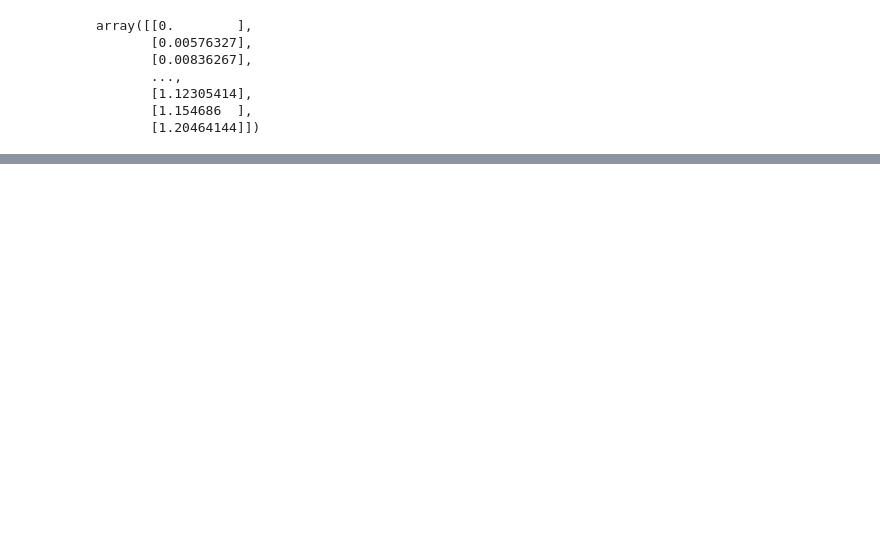
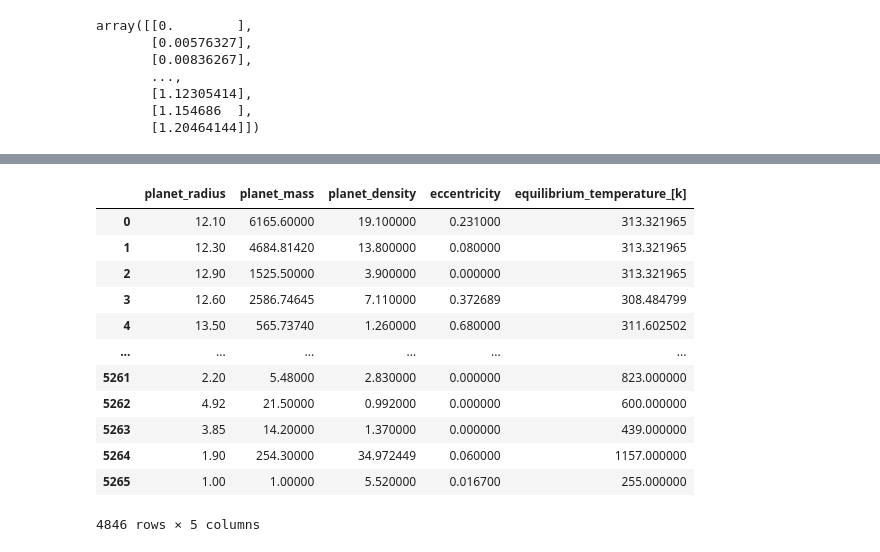
Before and after one commit to aminmadrileno/Exoplanet-project, a Jupyter notebook: quickanalysis.ipynb, the cells around one changed output, grey strips where cells are left out. Drawn from its saved outputs; the diff is of its cells as text; code cells hidden in the pictures; blank space fills up the shorter version.

```diff
--- a/quickanalysis.ipynb
+++ b/quickanalysis.ipynb
@@ -64,11 +64,15 @@ euclidean[euclidean['Unnamed: 0'] == 1662]
 |  | Unnamed: 0 | planet_name | host_name | orbital_period_[days] | orbit_semi-major_axis_[au]) | planet_radius | ... |
 | 1662 | 1662 | Proxima Cen b | Proxima Cen | 11.1868 | 0.04856 | 1.03 | ... |
 # %%
-euclidean_test = euclidean.drop(columns=['Unnamed: 0', 'planet_name', 'host_name', 'ratio_of_semi-major_axis_to_stellar_radius', 'stellar_effective_temperature_[k]', 'stellar_radius_[solar_radius]', 'stellar_mass_[solar_mass]', 'distance_[pc]', 'number_of_planets', 'stellar_surface_gravity', 'stellar_age_[gyr]'])
+euclidean_test = euclidean.drop(columns=['orbit_semi-major_axis_[au])', 'insolation_flux_earth', 'orbital_period_[days]', 'Unnamed: 0', 'planet_name', 'host_name', 'ratio_of_semi-major_axis_to_stellar_radius', 'stellar_effective_temperature_[k]', 'stellar_radius_[solar_radius]', 'stellar_mass_[solar_mass]', 'distance_[pc]', 'number_of_planets', 'stellar_surface_gravity', 'stellar_age_[gyr]'])
+euclidean_test.dropna(inplace=True)
 # %%
 euclidean_test.drop('orbital_period_[days]', axis=1, inplace=True)
 # %%
+euclidean_test.drop('orbital_period_[days]', axis=1, inplace=True)
 euclidean_test.drop('orbit_semi-major_axis_[au])', axis=1, inplace=True)
+euclidean_test.dropna(inplace=True)
+euclidean_test.drop('insolation_flux_earth', axis=1, inplace=True)
 # %%
 euclidean_test.dropna(inplace=True)
 # %%
@@ -214,3 +211,19 @@ TOI-1516 b
 Kepler-1076 b
 Kepler-1333 b
 Kepler-172 d
+# %%
+euclidean_test
+# %% [output]
+|  | planet_radius | planet_mass | planet_density | eccentricity | equilibrium_temperature_[k] |
+| 0 | 12.10 | 6165.60000 | 19.100000 | 0.231000 | 313.321965 |
+| 1 | 12.30 | 4684.81420 | 13.800000 | 0.080000 | 313.321965 |
+| 2 | 12.90 | 1525.50000 | 3.900000 | 0.000000 | 313.321965 |
+| 3 | 12.60 | 2586.74645 | 7.110000 | 0.372689 | 308.484799 |
+| 4 | 13.50 | 565.73740 | 1.260000 | 0.680000 | 311.602502 |
+| ... | ... | ... | ... | ... | ... |
+| 5261 | 2.20 | 5.48000 | 2.830000 | 0.000000 | 823.000000 |
+| 5262 | 4.92 | 21.50000 | 0.992000 | 0.000000 | 600.000000 |
+| 5263 | 3.85 | 14.20000 | 1.370000 | 0.000000 | 439.000000 |
+| 5264 | 1.90 | 254.30000 | 34.972449 | 0.060000 | 1157.000000 |
+| 5265 | 1.00 | 1.00000 | 5.520000 | 0.016700 | 255.000000 |
+4846 rows × 5 columns
```
Also changed, not shown: parts of 34 cells of this notebook, 7 other files.
